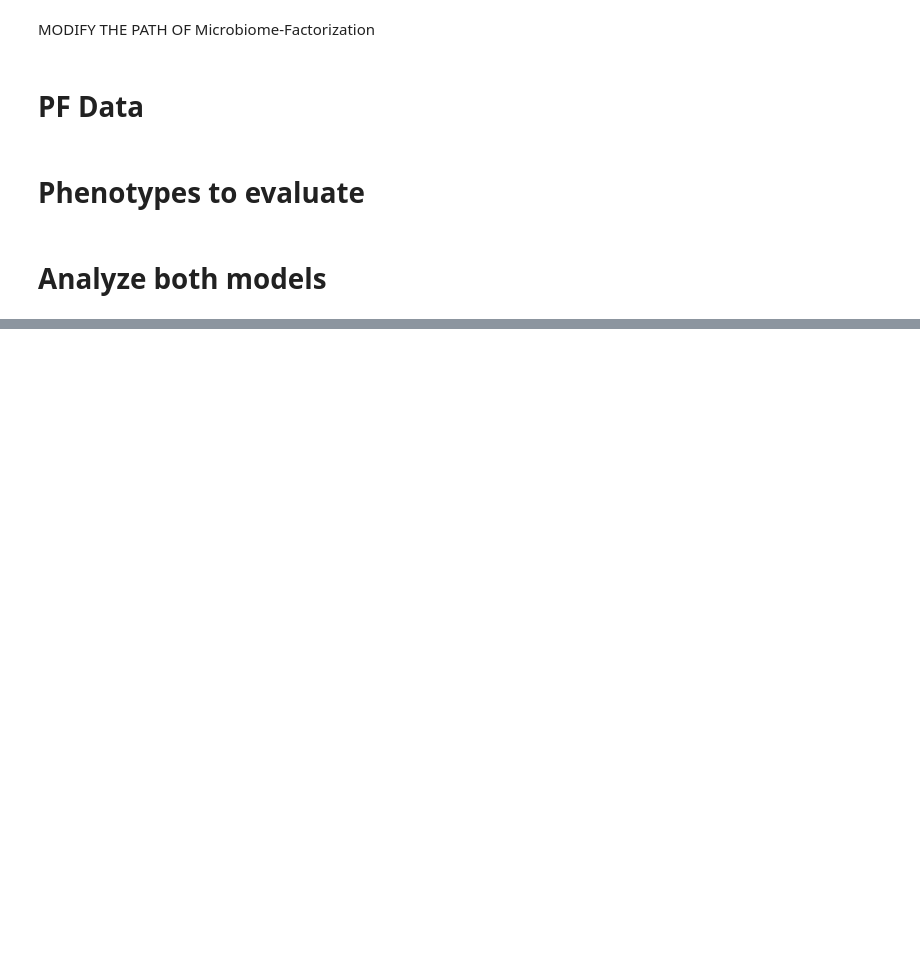
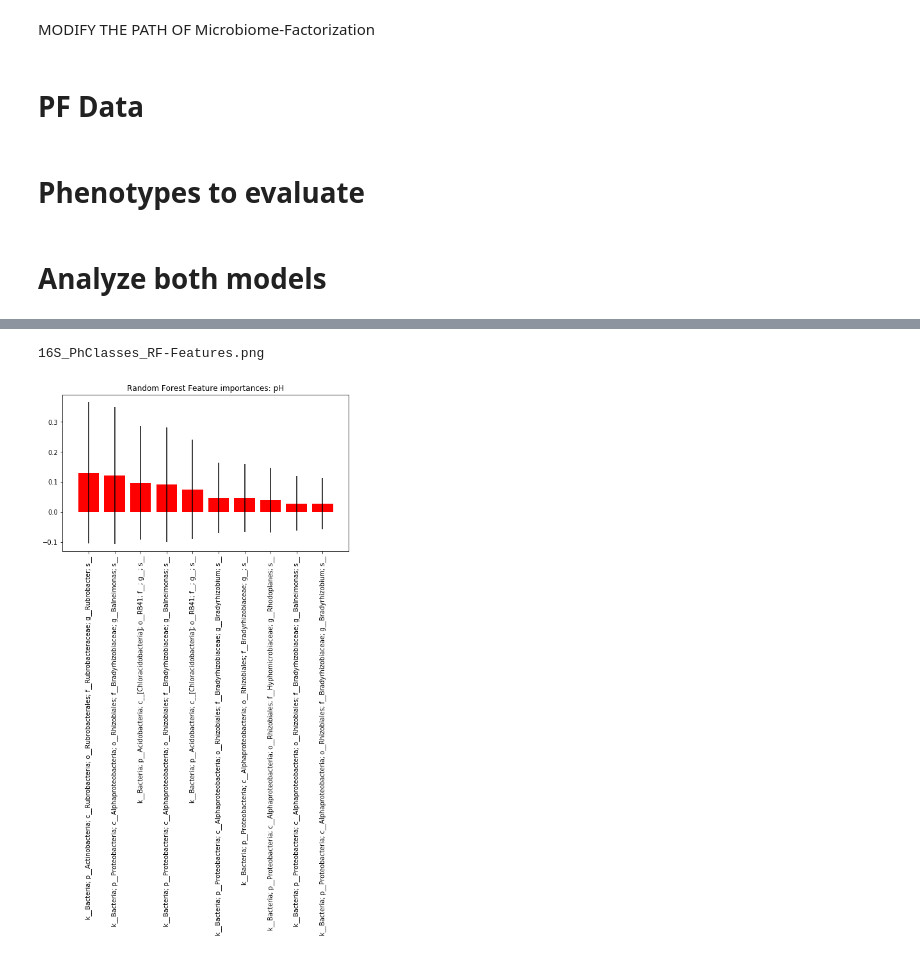
Before and after one commit to earmingol/Microbiome-Factorization, a Jupyter notebook: notebooks/PrecisionRecallCurve-pH.ipynb, the cells around one changed output, grey strips where cells are left out. Drawn from its saved outputs; the diff is of its cells as text; code cells hidden in the pictures; blank space fills up the shorter version.

```diff
--- a/notebooks/PrecisionRecallCurve-pH.ipynb
+++ b/notebooks/PrecisionRecallCurve-pH.ipynb
@@ -149,0 +152,35 @@ processing PhClasses
+# %%
+taxonomy_filename = ROOT + "/data/GreenGenes/97_otu_taxonomy.txt"
+taxonomy = pd.read_csv(taxonomy_filename, sep='\t', header=None)
+taxonomy.columns = ['ID', 'Taxonomy']
+taxonomy.set_index('ID', inplace=True)
+# %%
+for col in columns:
+    forest = models[col]
+    importances = forest.feature_importances_
+    std = np.std([tree.feature_importances_ for tree in forest.estimators_],
+                 axis=0)
+
+    # Sort
+    indices = np.argsort(importances)[::-1]
+
+    # Top 5:
+    top = indices[:10]
+    names = np.array(X_train.index)[top]
+    tax = taxonomy.loc[names, 'Taxonomy'].values
+
+    fig = plt.figure(figsize=(8, 4.5))
+    plt.title("Random Forest Feature importances: {}".format(phenotypes[col]))
+    plt.bar(range(len(names)), importances[top],
+           color="r", yerr=std[top], align="center")
+    plt.xticks(range(len(names)), tax, rotation=90)
+    plt.xlim([-1, len(names)])
+
+    # Save fig
+
+    output = DATA_TYPE + col + '_RF-Features.png'
+    print(output)
+    plt.savefig(OUTPUT_FOLDER + output, dpi=326, bbox_inches='tight')
+# %% [output]
+16S_PhClasses_RF-Features.png
+[figure, added]
```
Also changed, not shown: parts of 3 cells of this notebook, 3 other files.
